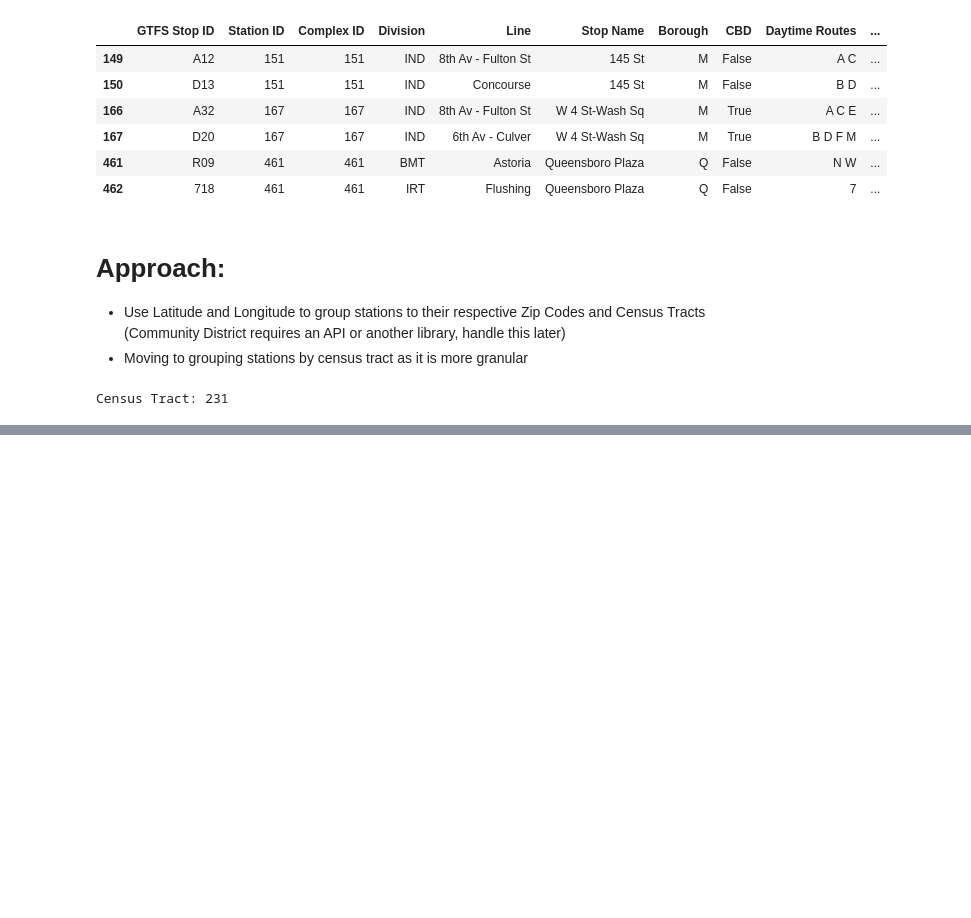
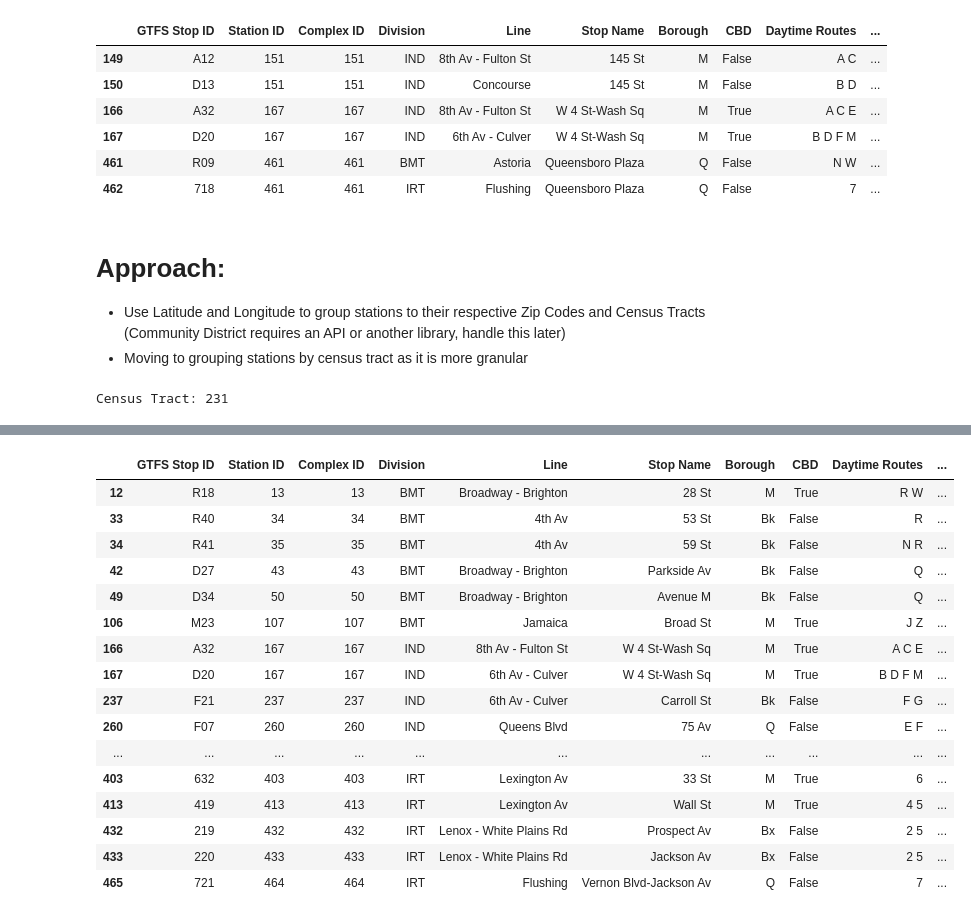
Before and after one commit to tali0n-git/NYC_Public_Schools_Analysis, a Jupyter notebook: MTA_Data_Analysis_Notebooks/MTA_Subway_Stations_EDA.ipynb, the cells around one changed output, grey strips where cells are left out. Cells and saved outputs as stored; diff of their text form; code cells hidden in the pictures; blank space fills up the shorter version.

Commit message:
Added 'Census Tract' column using Census API; encountered unexpected decimals which appear to break up densely populated areas into smaller Census Tracts.

```diff
--- a/MTA_Data_Analysis_Notebooks/MTA_Subway_Stations_EDA.ipynb
+++ b/MTA_Data_Analysis_Notebooks/MTA_Subway_Stations_EDA.ipynb
@@ -89,3 +90,6 @@ tract_id = get_census_tract(lat, lon)
 print(f"Census Tract: {tract_id}")
 # %% [output]
 Census Tract: 231
+# %%
+# takes about 7-8 minutes to run
+mta_data['Census Tract'] = mta_data.apply(lambda row: get_census_tract(row['GTFS Latitude'], row['GTFS Longitude']), axis=1)
@@ -91,0 +120,20 @@ Census Tract: 231
+# %%
+mta_data[mta_data['Census Tract'].str.startswith('7')]
+# %% [output]
+|  | GTFS Stop ID | Station ID | Complex ID | Division | Line | Stop Name | Borough | CBD | Daytime Routes | ... |
+| 12 | R18 | 13 | 13 | BMT | Broadway - Brighton | 28 St | M | True | R W | ... |
+| 33 | R40 | 34 | 34 | BMT | 4th Av | 53 St | Bk | False | R | ... |
+| 34 | R41 | 35 | 35 | BMT | 4th Av | 59 St | Bk | False | N R | ... |
+| 42 | D27 | 43 | 43 | BMT | Broadway - Brighton | Parkside Av | Bk | False | Q | ... |
+| 49 | D34 | 50 | 50 | BMT | Broadway - Brighton | Avenue M | Bk | False | Q | ... |
+| 106 | M23 | 107 | 107 | BMT | Jamaica | Broad St | M | True | J Z | ... |
+| 166 | A32 | 167 | 167 | IND | 8th Av - Fulton St | W 4 St-Wash Sq | M | True | A C E | ... |
+| 167 | D20 | 167 | 167 | IND | 6th Av - Culver | W 4 St-Wash Sq | M | True | B D F M | ... |
+| 237 | F21 | 237 | 237 | IND | 6th Av - Culver | Carroll St | Bk | False | F G | ... |
+| 260 | F07 | 260 | 260 | IND | Queens Blvd | 75 Av | Q | False | E F | ... |
+| ... | ... | ... | ... | ... | ... | ... | ... | ... | ... | ... |
+| 403 | 632 | 403 | 403 | IRT | Lexington Av | 33 St | M | True | 6 | ... |
+| 413 | 419 | 413 | 413 | IRT | Lexington Av | Wall St | M | True | 4 5 | ... |
+| 432 | 219 | 432 | 432 | IRT | Lenox - White Plains Rd | Prospect Av | Bx | False | 2 5 | ... |
+| 433 | 220 | 433 | 433 | IRT | Lenox - White Plains Rd | Jackson Av | Bx | False | 2 5 | ... |
+| 465 | 721 | 464 | 464 | IRT | Flushing | Vernon Blvd-Jackson Av | Q | False | 7 | ... |
```
Also changed, not shown: parts of 5 cells of this notebook.
